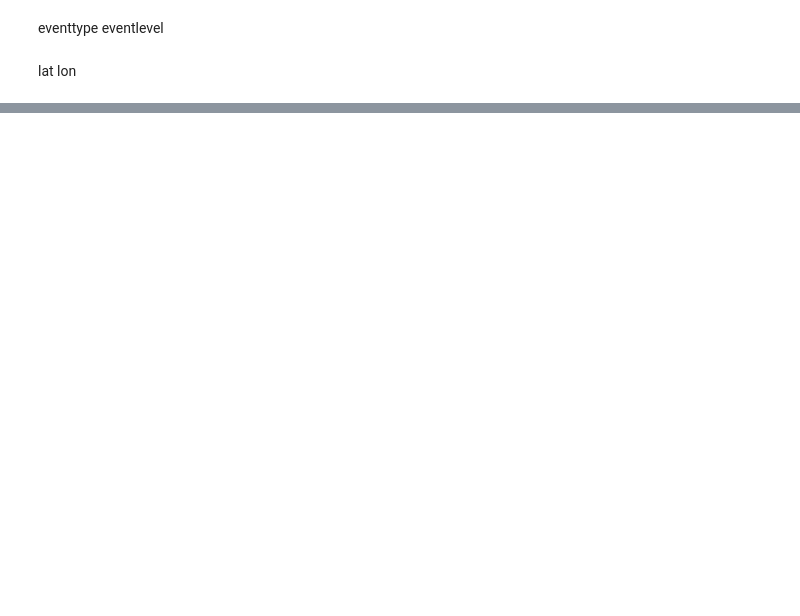
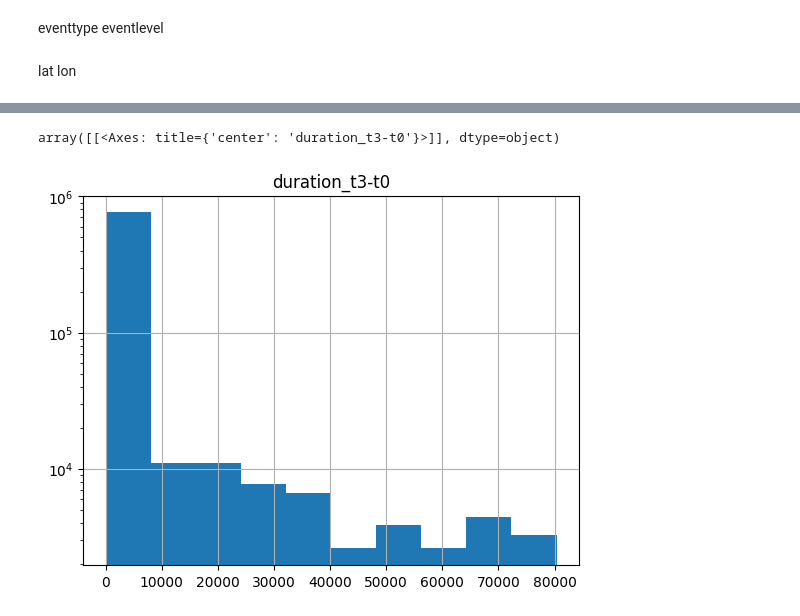
Before and after one commit to Sifan1997/Datathon_2024, a Jupyter notebook: data_sifan.ipynb, the cells around one changed output, grey strips where cells are left out. Drawn from its saved outputs; the diff is of its cells as text; code cells hidden in the pictures; blank space fills up the shorter version.

```diff
--- a/data_sifan.ipynb
+++ b/data_sifan.ipynb
@@ -186,0 +237,37 @@ interventions
+# %%
+# convert to datetime
+col = 't3'
+df1[col] = pd.to_datetime(df1[col])
+df2[col] = pd.to_datetime(df2[col], utc=True)
+df3[col] = pd.to_datetime(df3[col], format='%d%b%y:%H:%M:%S')
+df4[col] = pd.to_datetime(df4[col])
+df5[col] = pd.to_datetime(df5[col])
+df6[col] = pd.to_datetime(df6[col])
+# %%
+# convert utc time to local time
+col = 't0'
+df2[col] = df2[col].dt.tz_convert('Europe/Brussels')
+# drop the time zone information after conversion
+df2[col] = df2[col].dt.tz_localize(None)
+# %%
+# convert utc time to local time
+col = 't3'
+df2[col] = df2[col].dt.tz_convert('Europe/Brussels')
+# drop the time zone information after conversion
+df2[col] = df2[col].dt.tz_localize(None)
+# %%
+# merge back to the full frame df
+dfs = [df1,df2,df3,df4,df5,df6]
+df = pd.concat(dfs)
+# %%
+# calculate duration in minutes from t3 to t0
+df['duration_t3-t0'] = (df['t3'] - df['t0']).dt.total_seconds() / 60
+
+# check duration
+mask = df['duration_t3-t0']>0
+df_mask = df.loc[mask,['file_name','t3','t0','duration_t3-t0']]
+
+df_mask[['duration_t3-t0']].hist(log=True)
+# %% [output]
+array([[<Axes: title={'center': 'duration_t3-t0'}>]], dtype=object)
+[figure, added]
```
Also changed, not shown: parts of 45 cells of this notebook, 1 other file.
